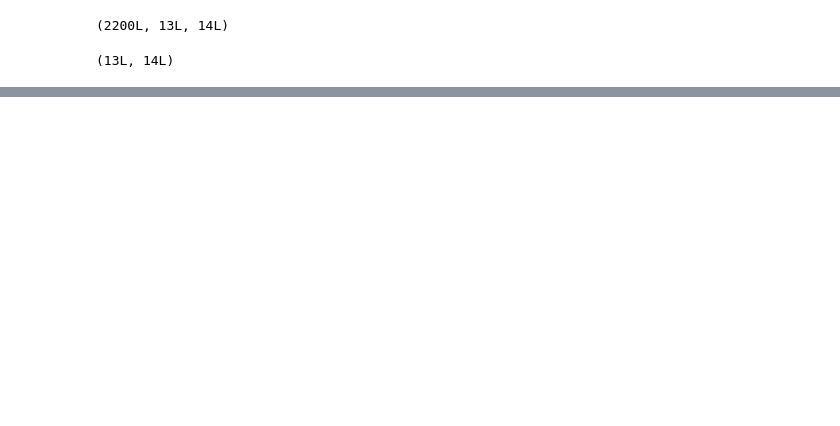
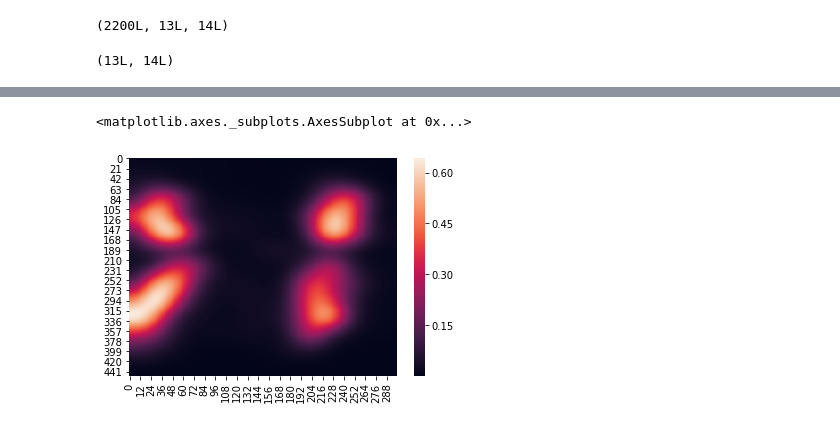
Before and after one commit to sonumeewa/BTP, a Jupyter notebook: BTP.ipynb, the cells around one changed output, grey strips where cells are left out. Cells and saved outputs as stored; diff of their text form; code cells hidden in the pictures; blank space fills up the shorter version.

```diff
--- a/BTP.ipynb
+++ b/BTP.ipynb
@@ -57,0 +102,10 @@ sns.heatmap(spatial)
+# %%
+import scipy.ndimage
+
+# Smoothening using Gaussian filter
+processed_spatial = scipy.ndimage.gaussian_filter(scaled_spatial_img, sigma = 14)
+
+sns.heatmap(processed_spatial)
+# %% [output]
+<matplotlib.axes._subplots.AxesSubplot at 0x...>
+[figure, added]
```
Also changed, not shown: parts of 11 cells of this notebook.
